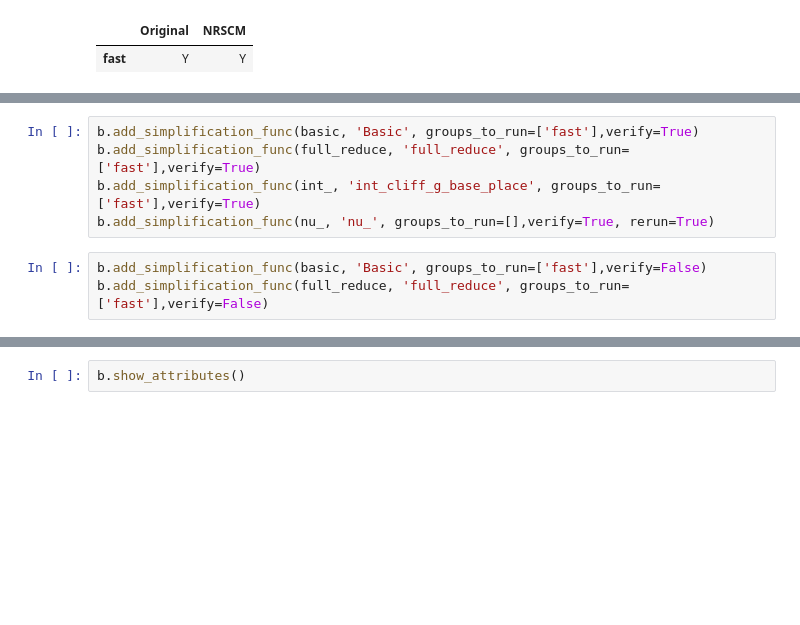
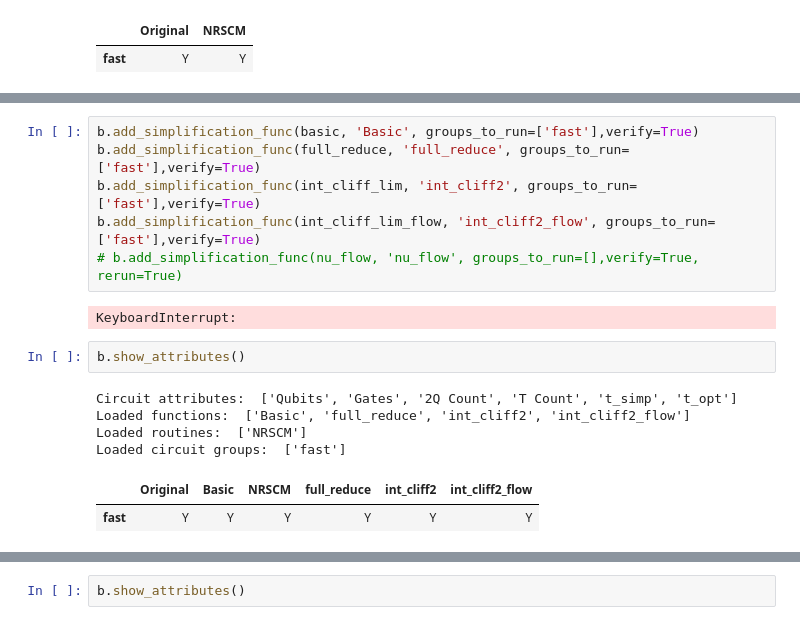
Before and after one commit to calumholker/pyzx, a Jupyter notebook: optimisation/benchmarking_2.ipynb, the cells around one changed output, grey strips where cells are left out. Drawn from its saved outputs; the diff is of its cells as text; blank space fills up the shorter version.

```diff
--- a/optimisation/benchmarking_2.ipynb
+++ b/optimisation/benchmarking_2.ipynb
@@ -67,8 +90,17 @@ def nu_(c):
 # %%
 b.add_simplification_func(basic, 'Basic', groups_to_run=['fast'],verify=True)
 b.add_simplification_func(full_reduce, 'full_reduce', groups_to_run=['fast'],verify=True)
-b.add_simplification_func(int_, 'int_cliff_g_base_place', groups_to_run=['fast'],verify=True)
-b.add_simplification_func(nu_, 'nu_', groups_to_run=[],verify=True, rerun=True)
+b.add_simplification_func(int_cliff_lim, 'int_cliff2', groups_to_run=['fast'],verify=True)
+b.add_simplification_func(int_cliff_lim_flow, 'int_cliff2_flow', groups_to_run=['fast'],verify=True)
+# b.add_simplification_func(nu_flow, 'nu_flow', groups_to_run=[],verify=True, rerun=True)
+# %% [output]
+KeyboardInterrupt:
-# %%
-b.add_simplification_func(basic, 'Basic', groups_to_run=['fast'],verify=False)
-b.add_simplification_func(full_reduce, 'full_reduce', groups_to_run=['fast'],verify=False)
+# %%
+b.show_attributes()
+# %% [output]
+Circuit attributes:  ['Qubits', 'Gates', '2Q Count', 'T Count', 't_simp', 't_opt']
+Loaded functions:  ['Basic', 'full_reduce', 'int_cliff2', 'int_cliff2_flow']
+Loaded routines:  ['NRSCM']
+Loaded circuit groups:  ['fast']
+|  | Original | Basic | NRSCM | full_reduce | int_cliff2 | int_cliff2_flow |
+| fast | Y | Y | Y | Y | Y | Y |
```
Also changed, not shown: parts of 4 cells of this notebook, 7 other files.
